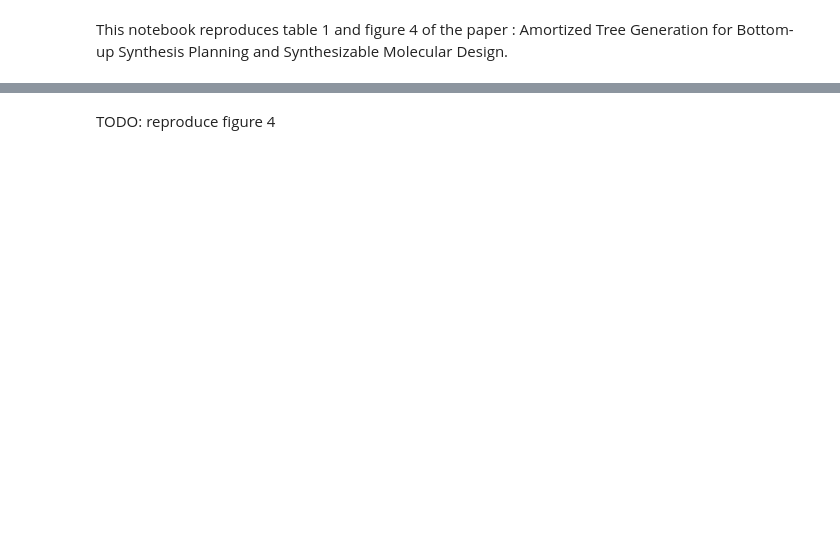
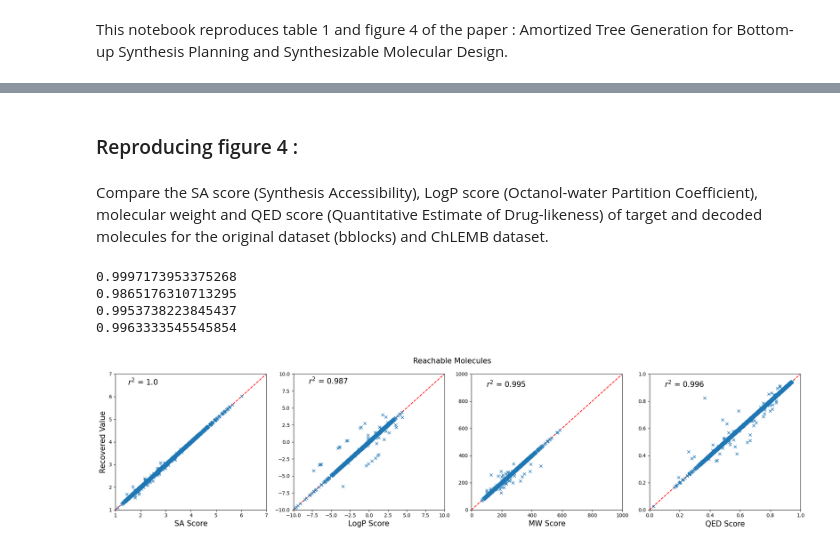
Before and after one commit to CS-433/SynNet, a Jupyter notebook: reproducibility/Analysis.ipynb, the cells around one changed output, grey strips where cells are left out. Saved outputs shown, nothing was run; the diff lists cells and outputs as text; code cells hidden in the pictures; blank space fills up the shorter version.

Commit message:
Updated analysis

```diff
--- a/reproducibility/Analysis.ipynb
+++ b/reproducibility/Analysis.ipynb
@@ -115,0 +6,14 @@ Evaluation metric for fcd_distance:
+# %%
+import numpy as np
+import pandas as pd
+from Analysis import sanitize, data_analysis
+
+"Dataframe with target- and prediction smiles and similarities (*.csv.gz)."
+bblocks_original = "../results/bblocks/original/decoded_results.csv.gz"
+chembl_original = "../results/chembl/original/decoded_results.csv.gz"
+zinc_original = "../results/zinc/original/decoded_results.csv.gz"
+
+input_file = bblocks_original
+
+# Clean-up the data: separating recovered (similarity =1) from unrecovered (similarity $\in ]0,1[$) and discarding NaNs (similarity = 0)
+recovered, unrecovered, n_total = sanitize(input_file)
@@ -126,2 +57,59 @@ dtype: float64
 # %% [markdown]
-TODO: reproduce figure 4
+### Reproducing figure 4 :
+# %% [markdown]
+
+Compare the SA score (Synthesis Accessibility), LogP score (Octanol-water Partition Coefficient), molecular weight and QED score (Quantitative Estimate of Drug-likeness) of target and decoded molecules for the original dataset (bblocks) and ChLEMB dataset.
+# %%
+from tdc import Oracle
+from rdkit.Chem import Descriptors
+import rdkit.Chem as Chem
+import matplotlib.pyplot as plt
+from sklearn.metrics import r2_score
+
+title = None
+if input_file == bblocks_original:
+    title = 'Reachable'
+elif input_file == chembl_original:
+    title = 'Unreachable'
+
+score_target = {}
+score_decoded = {}
+
+if title != None:
+    for func in "SA LogP QED".split():
+        oracle = Oracle(name = func)
+        score_target[func] = [oracle(smi) for smi in recovered["targets"]]
+        score_decoded[func] = [oracle(smi) for smi in recovered["decoded"]]
+
+    MW = Descriptors.ExactMolWt(Chem.MolFromSmiles('CC'))
+    score_target["MW"] = [Descriptors.ExactMolWt(Chem.MolFromSmiles(smi)) for smi in recovered["targets"]]
+    score_decoded["MW"] = [Descriptors.ExactMolWt(Chem.MolFromSmiles(smi)) for smi in recovered["decoded"]]
+
+    xlim = [[1,7],[-10,10],[0,1000],[0,1]]
+    ylim = [[1,7],[-10,10],[0,1000],[0,1]]
+    text_pos = [[1.5,6.5],[-8,8.5],[100,900],[0.1,0.9]]
+
+    fig, axs = plt.subplots(1,4, figsize=(20, 5))
+    fig.suptitle(title+" Molecules", fontsize=15)
+    for idx, func in enumerate("SA LogP MW QED".split()):
+        target = score_target[func]
+        decoded = score_decoded[func]
+        r = r2_score(decoded,target)
+
+        axs[idx].plot(np.linspace(xlim[idx][0], xlim[idx][1], 10), np.linspace(ylim[idx][0], ylim[idx][1], 10), 'r--')
+        axs[idx].plot(decoded, target, 'x')
+        axs[idx].set_xlabel(func + " Score", fontsize=15)
+        axs[idx].text(text_pos[idx][0],text_pos[idx][1], "$r^2$ = "+ '{:.3}'.format(r), fontsize=15)
+        axs[idx].set_xlim(xlim[idx])
+        axs[idx].set_ylim(ylim[idx])
+
+    axs[0].set_ylabel("Recovered Value", fontsize=15)
+    fig.tight_layout()
+
+    plt.savefig(title + "Figure4.png")
+# %% [output]
+0.9997173953375268
+0.9865176310713295
+0.9953738223845437
+0.9963333545545854
+[figure, added]
```
Also changed, not shown: parts of 12 cells of this notebook, 1 other file.
